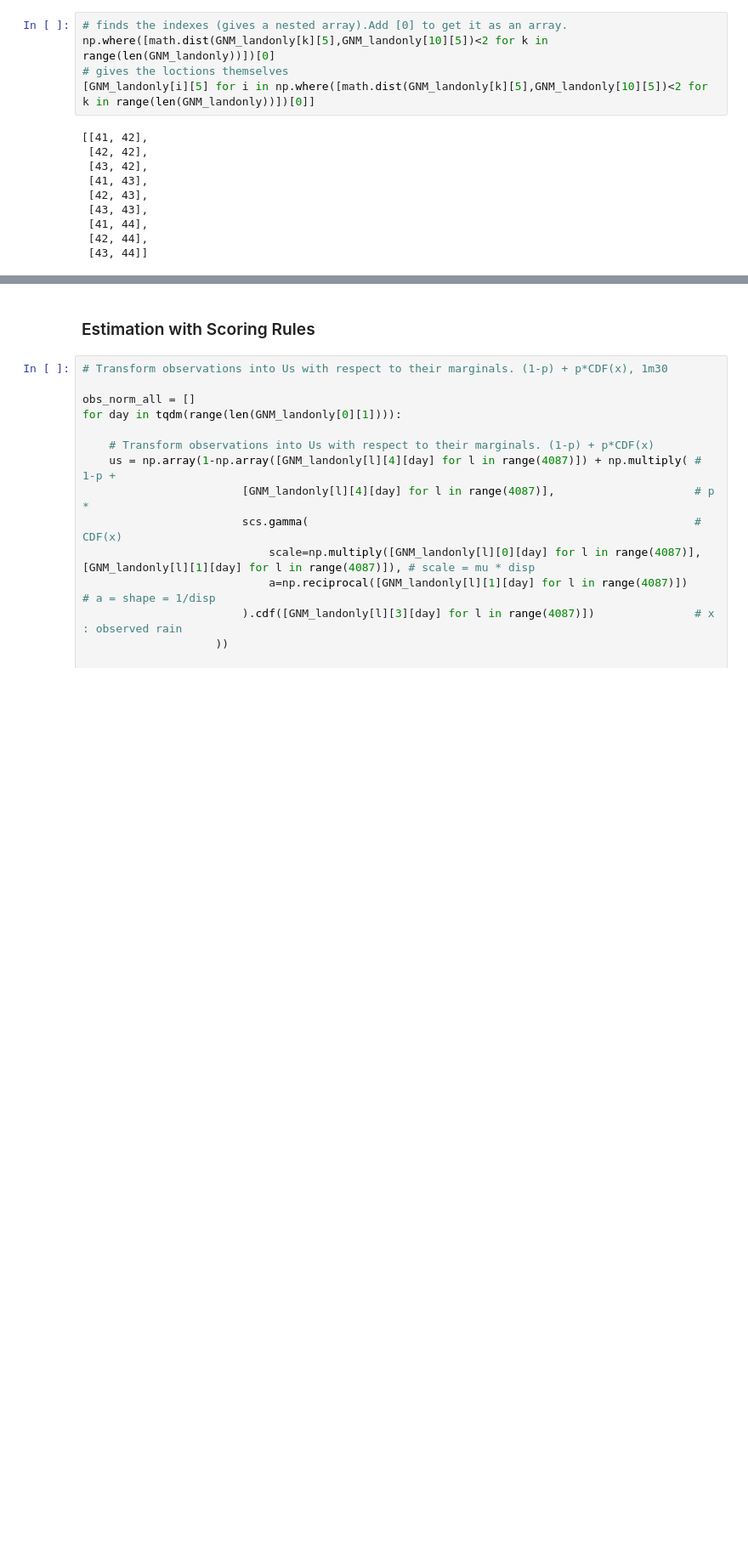
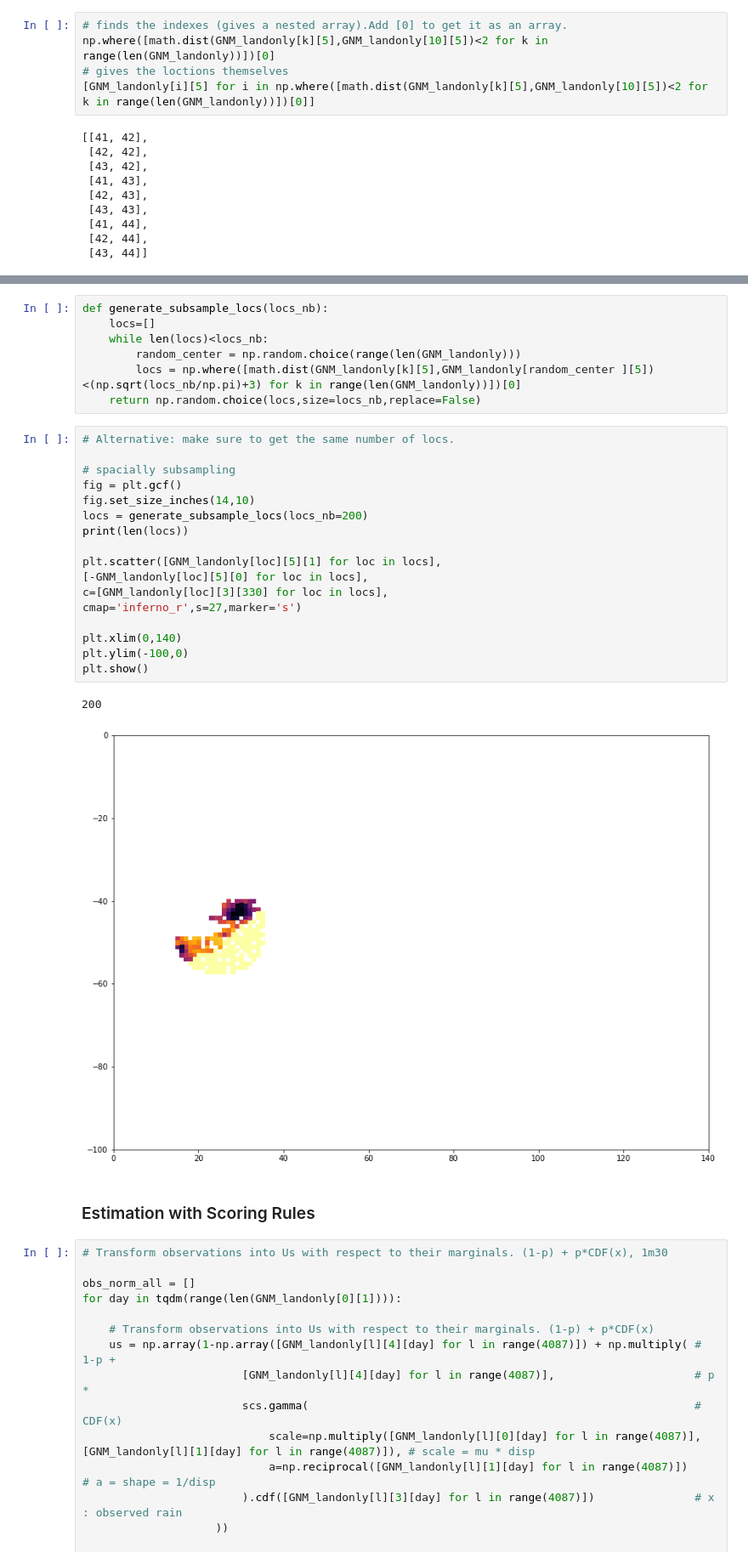
Before and after one commit to Huk-David/SpaDep_VCop, a Jupyter notebook: body/Forecasts.ipynb, the cells around one changed output, grey strips where cells are left out. Shown at 85% size. Cells and saved outputs as stored; diff of their text form; blank space fills up the shorter version.

```diff
--- a/body/Forecasts.ipynb
+++ b/body/Forecasts.ipynb
@@ -213,3 +213,30 @@ plt.show()
+# %%
+def generate_subsample_locs(locs_nb):
+    locs=[]
+    while len(locs)<locs_nb:
+        random_center = np.random.choice(range(len(GNM_landonly)))
+        locs = np.where([math.dist(GNM_landonly[k][5],GNM_landonly[random_center ][5])<(np.sqrt(locs_nb/np.pi)+3) for k in range(len(GNM_landonly))])[0]
+    return np.random.choice(locs,size=locs_nb,replace=False)
+# %%
+# Alternative: make sure to get the same number of locs.
+
+# spacially subsampling
+fig = plt.gcf()
+fig.set_size_inches(14,10)
+locs = generate_subsample_locs(locs_nb=200)
+print(len(locs))
+
+plt.scatter([GNM_landonly[loc][5][1] for loc in locs],
+[-GNM_landonly[loc][5][0] for loc in locs],
+c=[GNM_landonly[loc][3][330] for loc in locs],
+cmap='inferno_r',s=27,marker='s')
+
+plt.xlim(0,140)
+plt.ylim(-100,0)
+plt.show()
+# %% [output]
+200
+[figure, added]
 # %% [markdown]
 ### Estimation with Scoring Rules
 # %%
```
Also changed, not shown: parts of 22 cells of this notebook.
